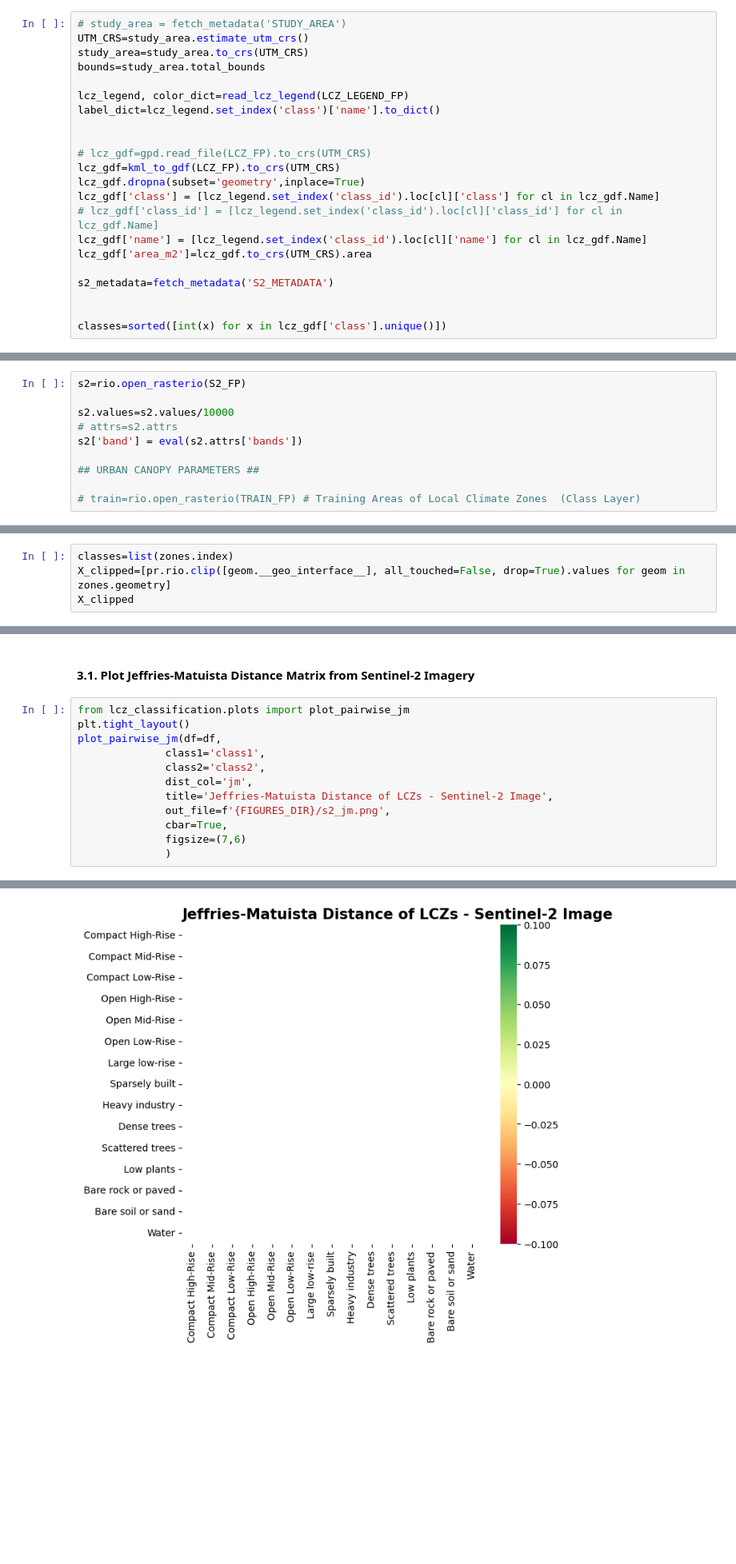
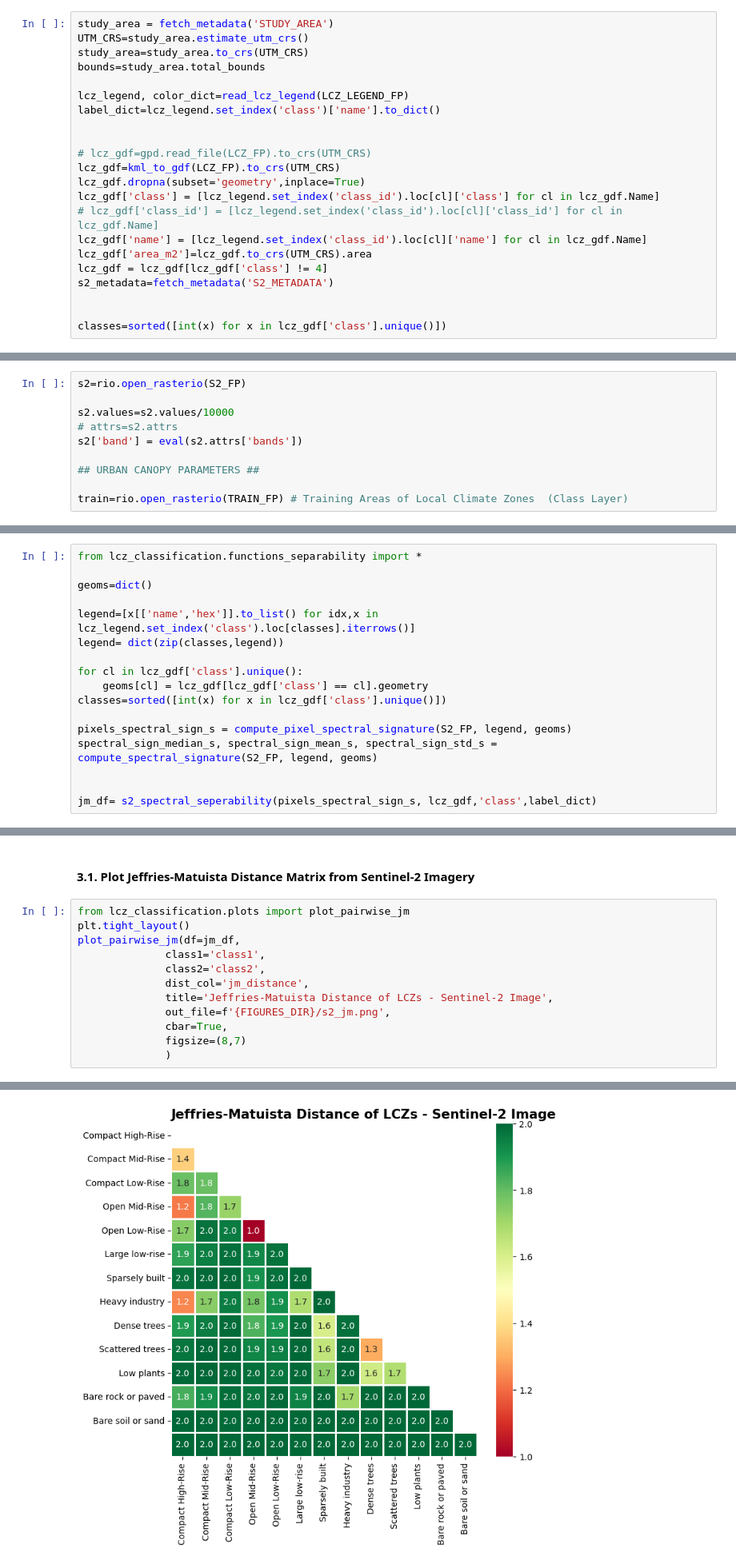
Before and after one commit to medo-younes/lcz-classification, a Jupyter notebook: notebooks/03_EDA.ipynb, the cells around one changed output, grey strips where cells are left out. Shown at 80% size. Saved outputs shown, nothing was run; the diff lists cells and outputs as text; blank space fills up the shorter version.

```diff
--- a/notebooks/03_EDA.ipynb
+++ b/notebooks/03_EDA.ipynb
@@ -103,7 +42,7 @@ study_area = gpd.GeoDataFrame(geometry=[pr_bbox.union_all().buffer(-20).buffer(2
 # %% [markdown]
 #### 1.2. Setup Paths
 # %%
-# study_area = fetch_metadata('STUDY_AREA')
+study_area = fetch_metadata('STUDY_AREA')
 UTM_CRS=study_area.estimate_utm_crs()
 study_area=study_area.to_crs(UTM_CRS)
 bounds=study_area.total_bounds
@@ -119,7 +58,7 @@ lcz_gdf['class'] = [lcz_legend.set_index('class_id').loc[cl]['class'] for cl in
 # lcz_gdf['class_id'] = [lcz_legend.set_index('class_id').loc[cl]['class_id'] for cl in lcz_gdf.Name]
 lcz_gdf['name'] = [lcz_legend.set_index('class_id').loc[cl]['name'] for cl in lcz_gdf.Name]
 lcz_gdf['area_m2']=lcz_gdf.to_crs(UTM_CRS).area
-
+lcz_gdf = lcz_gdf[lcz_gdf['class'] != 4]
 s2_metadata=fetch_metadata('S2_METADATA')
 
 
@@ -137,7 +76,7 @@ s2['band'] = eval(s2.attrs['bands'])
 
 ## URBAN CANOPY PARAMETERS ##
 
-# train=rio.open_rasterio(TRAIN_FP) # Training Areas of Local Climate Zones  (Class Layer)
+train=rio.open_rasterio(TRAIN_FP) # Training Areas of Local Climate Zones  (Class Layer)
 # %% [markdown]
 ## 2. Compare Pixel Counts Between Train / Test
 # %%
@@ -219,7 +135,3 @@ plot_spectral_signature(
 ## **3. Jeffries-Matuista Distance of LCZ Training Areas**
 # %% [markdown]
 #### 3.1. Compute Jeffries-Matuista Distance Sentinel-2 Imagery
-# %%
-classes=list(zones.index)
-X_clipped=[pr.rio.clip([geom.__geo_interface__], all_touched=False, drop=True).values for geom in zones.geometry]
-X_clipped
@@ -284,0 +138,17 @@ df=pd.DataFrame(dict(
+# %%
+from lcz_classification.functions_separability import *
+
+geoms=dict()
+
+legend=[x[['name','hex']].to_list() for idx,x in lcz_legend.set_index('class').loc[classes].iterrows()]
+legend= dict(zip(classes,legend))
+
+for cl in lcz_gdf['class'].unique():
+    geoms[cl] = lcz_gdf[lcz_gdf['class'] == cl].geometry
+classes=sorted([int(x) for x in lcz_gdf['class'].unique()])
+
+pixels_spectral_sign_s = compute_pixel_spectral_signature(S2_FP, legend, geoms)
+spectral_sign_median_s, spectral_sign_mean_s, spectral_sign_std_s = compute_spectral_signature(S2_FP, legend, geoms)
+
+
+jm_df= s2_spectral_seperability(pixels_spectral_sign_s, lcz_gdf,'class',label_dict)
@@ -287,15 +175,15 @@ df=pd.DataFrame(dict(
 # %%
 from lcz_classification.plots import plot_pairwise_jm
 plt.tight_layout()
-plot_pairwise_jm(df=df,
+plot_pairwise_jm(df=jm_df,
               class1='class1',
               class2='class2',
-              dist_col='jm',
+              dist_col='jm_distance',
               title='Jeffries-Matuista Distance of LCZs - Sentinel-2 Image',
               out_file=f'{FIGURES_DIR}/s2_jm.png',
               cbar=True,
-              figsize=(7,6)
+              figsize=(8,7)
               )
 # %% [output]
 <Figure size 640x480 with 0 Axes>
-[figure, old version]
+[figure, new version]
```
Also changed, not shown: parts of 12 cells of this notebook, 34 other files.
